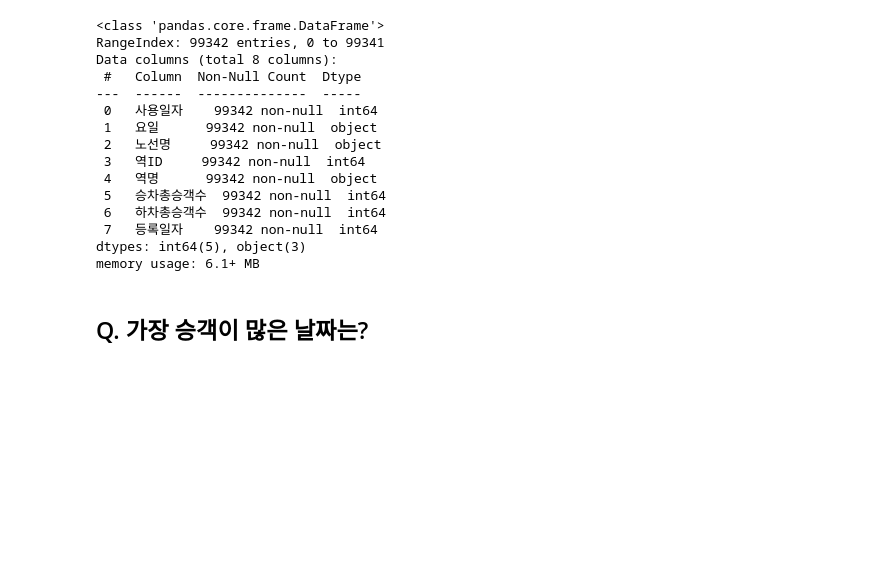
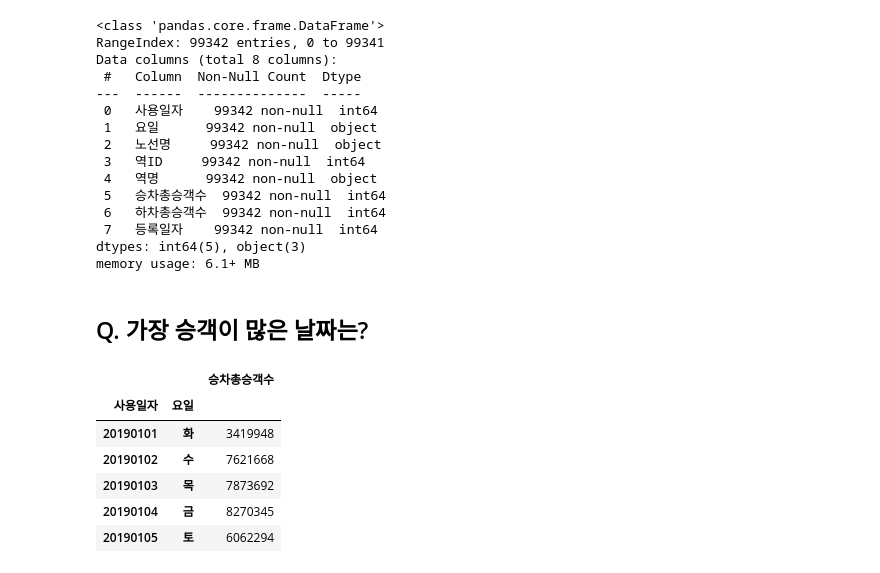
Before and after one commit to psuny1116/Project_by_lecture, a Jupyter notebook: subway analysis.ipynb, the cells around one changed output. Drawn from its saved outputs; the diff is of its cells as text; code cells hidden in the pictures; blank space fills up the shorter version.

```diff
--- a/subway analysis.ipynb
+++ b/subway analysis.ipynb
@@ -297,3 +297,14 @@ memory usage: 6.1+ MB
 ## Q. 가장 승객이 많은 날짜는?
 # %%
 # pivot_table을 이용해 사용일자/요일별 승차승객수 합계 데이터 정리
+
+data_date = raw.pivot_table(index = ['사용일자', '요일'], values = '승차총승객수', aggfunc = 'sum')
+data_date.head()
+# %% [output]
+|  |  | 승차총승객수 |
+| 사용일자 | 요일 |  |
+| 20190101 | 화 | 3419948 |
+| 20190102 | 수 | 7621668 |
+| 20190103 | 목 | 7873692 |
+| 20190104 | 금 | 8270345 |
+| 20190105 | 토 | 6062294 |
```
Also changed, not shown: parts of 5 cells of this notebook.
